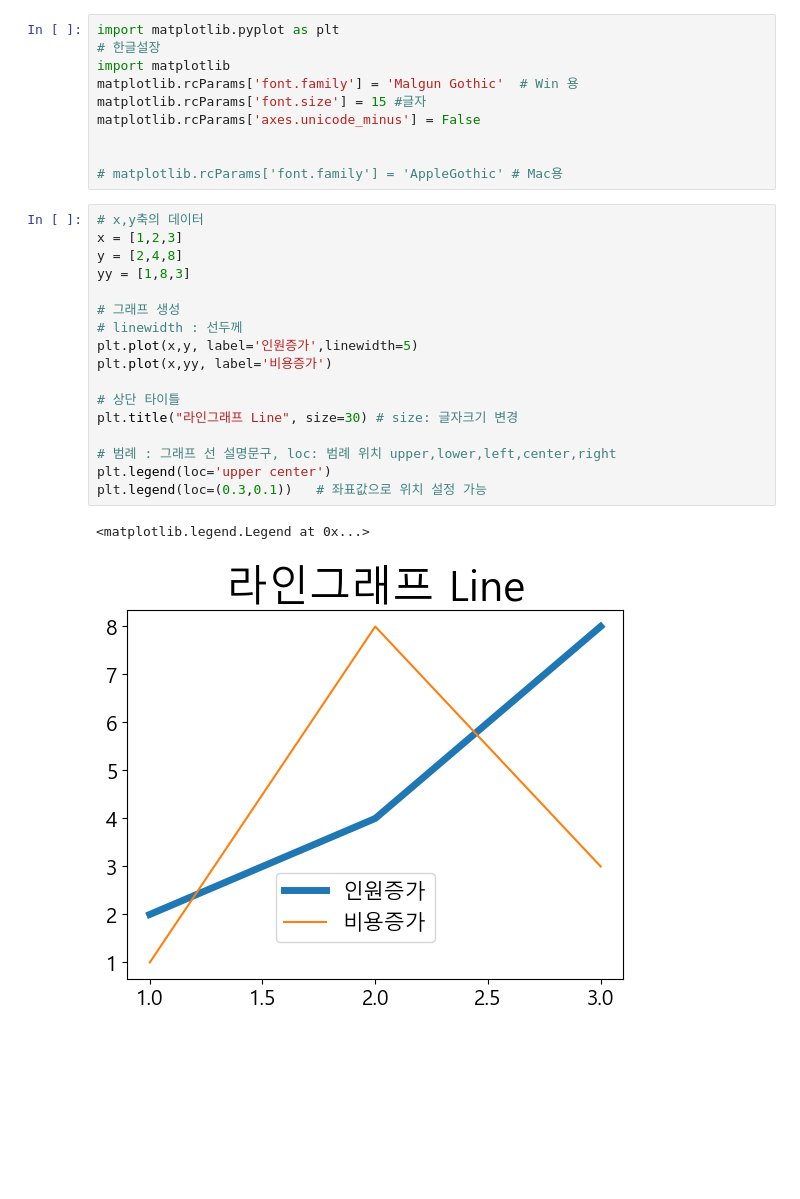
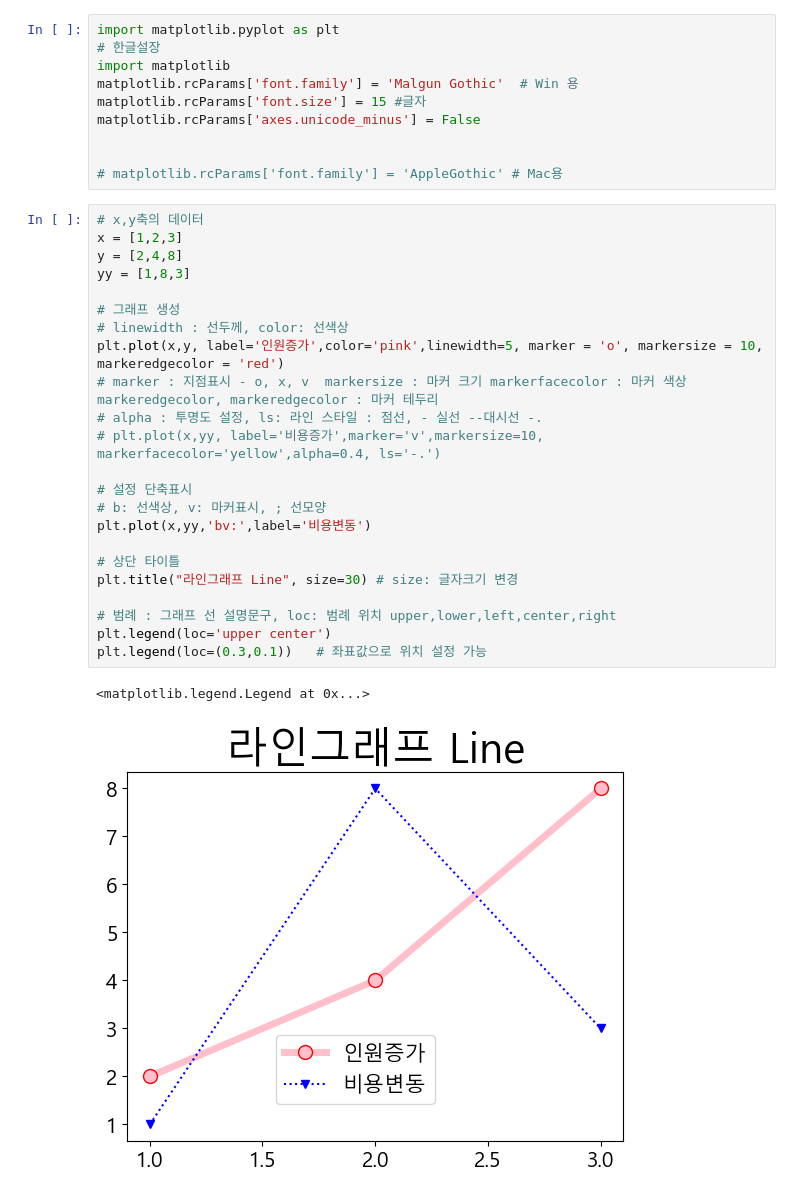
Before and after one commit to espionage23/sm-class, a Jupyter notebook: d1112_ 그래프/d1112.04_선색상기타.ipynb, the cells around one changed output. Saved outputs shown, nothing was run; the diff lists cells and outputs as text; blank space fills up the shorter version.

```diff
--- a/d1112_ 그래프/d1112.04_선색상기타.ipynb
+++ b/d1112_ 그래프/d1112.04_선색상기타.ipynb
@@ -11,20 +11,26 @@ matplotlib.rcParams['axes.unicode_minus'] = False
 # %%
 # x,y축의 데이터
 x = [1,2,3]
 y = [2,4,8]
 yy = [1,8,3]
 
 # 그래프 생성
-# linewidth : 선두께
-plt.plot(x,y, label='인원증가',linewidth=5)
-plt.plot(x,yy, label='비용증가')
+# linewidth : 선두께, color: 선색상
+plt.plot(x,y, label='인원증가',color='pink',linewidth=5, marker = 'o', markersize = 10, markeredgecolor = 'red')
+# marker : 지점표시 - o, x, v  markersize : 마커 크기 markerfacecolor : 마커 색상 markeredgecolor, markeredgecolor : 마커 테두리
+# alpha : 투명도 설정, ls: 라인 스타일 : 점선, - 실선 --대시선 -.
+# plt.plot(x,yy, label='비용증가',marker='v',markersize=10, markerfacecolor='yellow',alpha=0.4, ls='-.')
+
+# 설정 단축표시
+# b: 선색상, v: 마커표시, ; 선모양
+plt.plot(x,yy,'bv:',label='비용변동')
 
 # 상단 타이틀
 plt.title("라인그래프 Line", size=30) # size: 글자크기 변경
 
 # 범례 : 그래프 선 설명문구, loc: 범례 위치 upper,lower,left,center,right
 plt.legend(loc='upper center')
 plt.legend(loc=(0.3,0.1))   # 좌표값으로 위치 설정 가능
 # %% [output]
 <matplotlib.legend.Legend at 0x...>
-[figure, old version]
+[figure, new version]
```
Also changed, not shown: 18 other files.
